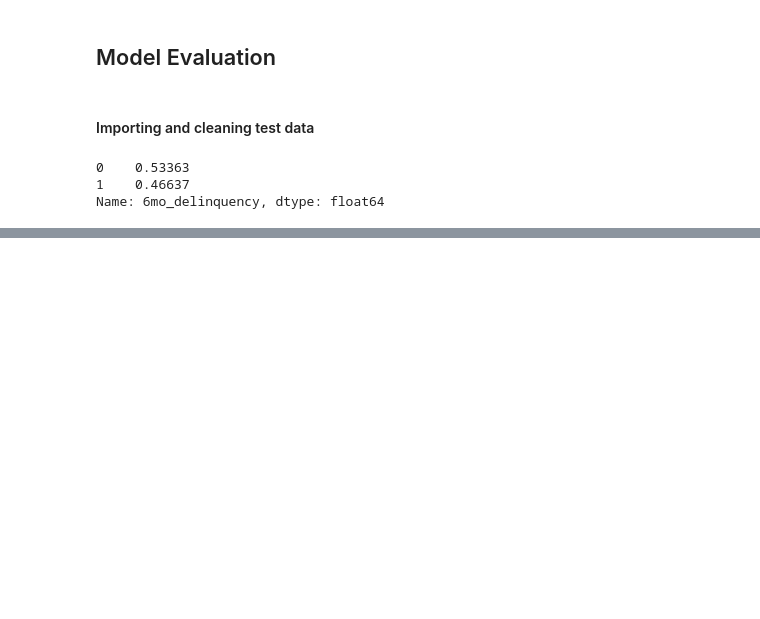
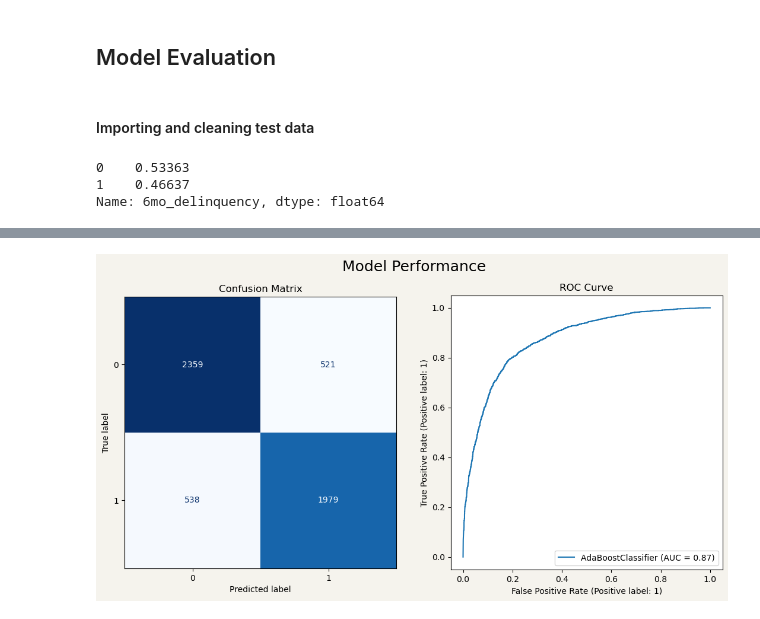
Before and after one commit to gabrielafichtner/credit-card-delinquency, a Jupyter notebook: Notebooks/05-Model-Evaluation.ipynb, the cells around one changed output, grey strips where cells are left out. Saved outputs shown, nothing was run; the diff lists cells and outputs as text; code cells hidden in the pictures; blank space fills up the shorter version.

```diff
--- a/Notebooks/05-Model-Evaluation.ipynb
+++ b/Notebooks/05-Model-Evaluation.ipynb
@@ -47,5 +51,5 @@ test.shape
 # %% [markdown]
 ### Importing and Setting up the Model
 # %%
-# with open('../data/best_model.pkl', 'rb') as f:
-#     best_model = pickle.load(f)
+with open('../data/adaboost_model.pkl', 'rb') as f:
+    model = pickle.load(f)
@@ -54,3 +56,6 @@ test.shape
+# %%
+with open('../data/ct.pkl', 'rb') as f:
+    ct = pickle.load(f)
 # %% [markdown]
 ## Model Evaluation
 # %% [markdown]
@@ -67,4 +72,6 @@ y_test.value_counts(normalize=True)
 0    0.53363
 1    0.46637
 Name: 6mo_delinquency, dtype: float64
+# %%
+X_test_ct = ct.transform(X_test)
 # %%
@@ -79,13 +98,17 @@ Name: 6mo_delinquency, dtype: float64
 # %%
-# fig, ax = plt.subplots(1, 2, figsize=(13, 6))
-# ConfusionMatrixDisplay.from_estimator(bm, X_test, y_test, cmap='Blues', colorbar=False, ax=ax[0])
-# RocCurveDisplay.from_estimator(bm, X_test, y_test, ax=ax[1])
+plt.rcParams["figure.facecolor"] = "#F5F3ED"
 
-# ax[0].set_title('Confusion Matrix')
-# ax[1].set_title('ROC Curve')
+fig, ax = plt.subplots(1, 2, figsize=(13, 6))
+ConfusionMatrixDisplay.from_estimator(model, X_test_ct, y_test, cmap='Blues', colorbar=False, ax=ax[0])
+RocCurveDisplay.from_estimator(model, X_test_ct, y_test, ax=ax[1])
 
-# fig.suptitle('Model Performance', fontsize=18)
+ax[0].set_title('Confusion Matrix')
+ax[1].set_title('ROC Curve')
 
-# plt.savefig('../images/model_performance.png', dpi=300);
+fig.suptitle('Model Performance', fontsize=18)
+
+plt.savefig('../images/model_performance.png', dpi=300);
+# %% [output]
+[figure, added]
 # %% [markdown]
 ### Conclusion:
```
Also changed, not shown: parts of 8 cells of this notebook, 3 other files.
